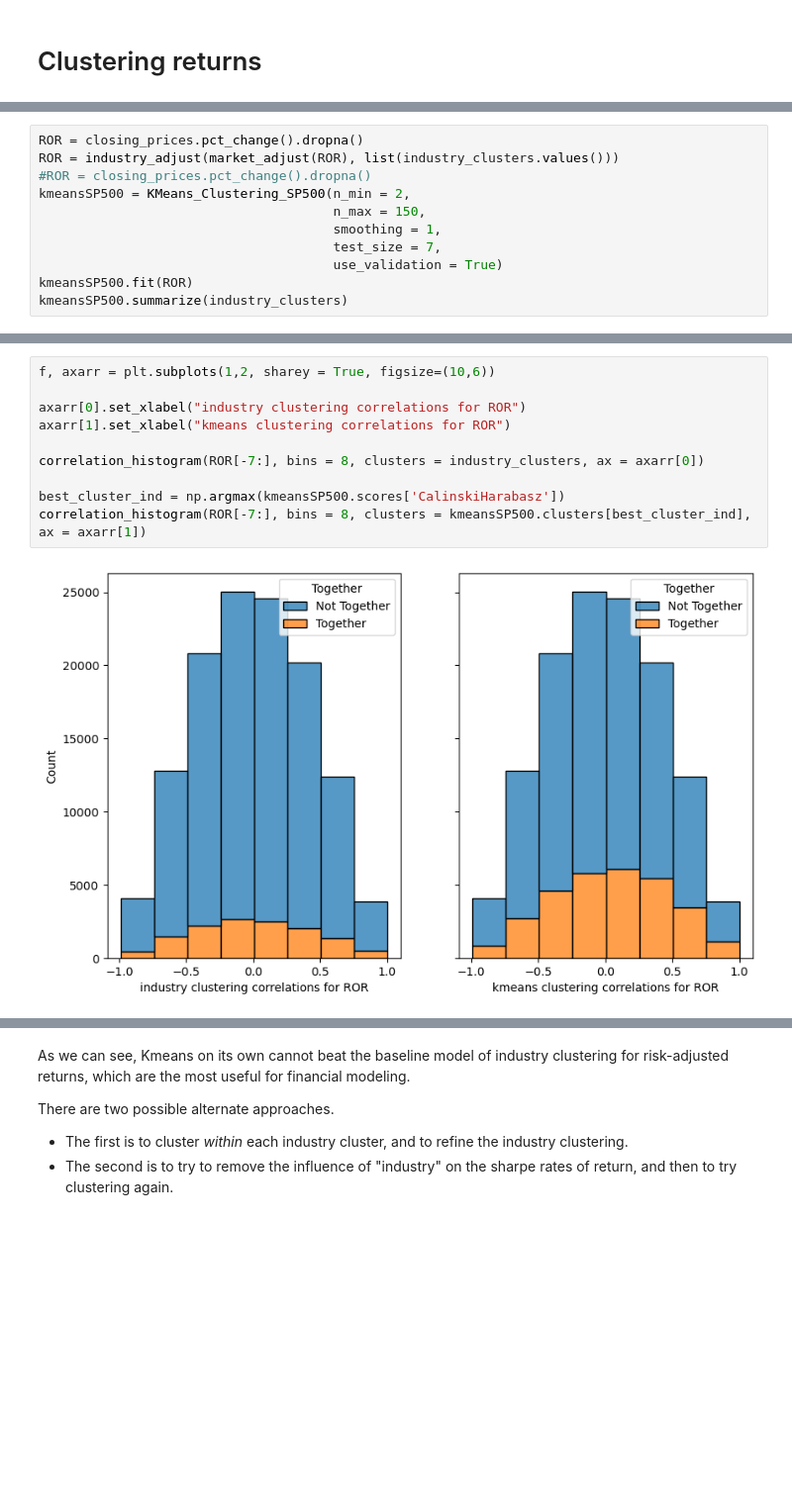
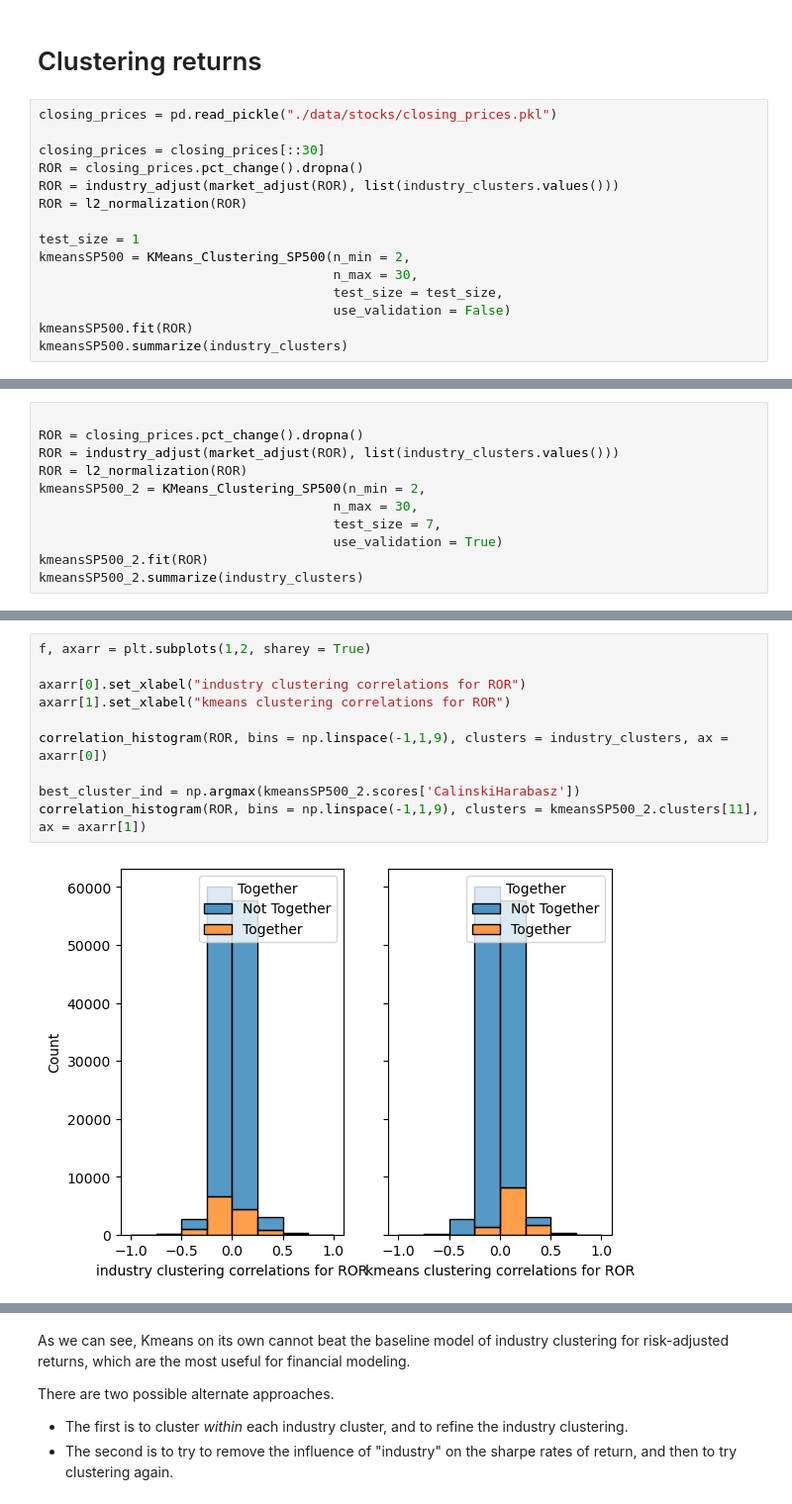
Before and after one commit to AssafBarNatan/SP500-clustering, a Jupyter notebook: KMeans.ipynb, the cells around one changed output, grey strips where cells are left out. Shown at 99% size. Saved outputs shown, nothing was run; the diff lists cells and outputs as text; blank space fills up the shorter version.

```diff
--- a/KMeans.ipynb
+++ b/KMeans.ipynb
@@ -163,3 +178,18 @@ with open('./models/industry_clusters.pkl', 'rb') as handle:
     industry_clusters = pickle.load(handle)
 # %% [markdown]
 # Clustering returns
+# %%
+closing_prices = pd.read_pickle("./data/stocks/closing_prices.pkl")
+
+closing_prices = closing_prices[::30]
+ROR = closing_prices.pct_change().dropna()
+ROR = industry_adjust(market_adjust(ROR), list(industry_clusters.values()))
+ROR = l2_normalization(ROR)
+
+test_size = 1
+kmeansSP500 = KMeans_Clustering_SP500(n_min = 2,
+                                      n_max = 30,
+                                      test_size = test_size,
+                                      use_validation = False)
+kmeansSP500.fit(ROR)
+kmeansSP500.summarize(industry_clusters)
@@ -166,14 +291,14 @@ with open('./models/industry_clusters.pkl', 'rb') as handle:
 # %%
+
 ROR = closing_prices.pct_change().dropna()
 ROR = industry_adjust(market_adjust(ROR), list(industry_clusters.values()))
-#ROR = closing_prices.pct_change().dropna()
-kmeansSP500 = KMeans_Clustering_SP500(n_min = 2,
-                                      n_max = 150,
-                                      smoothing = 1,
+ROR = l2_normalization(ROR)
+kmeansSP500_2 = KMeans_Clustering_SP500(n_min = 2,
+                                      n_max = 30,
                                       test_size = 7,
                                       use_validation = True)
-kmeansSP500.fit(ROR)
-kmeansSP500.summarize(industry_clusters)
+kmeansSP500_2.fit(ROR)
+kmeansSP500_2.summarize(industry_clusters)
 # %% [output]
 Fitting Kmeans with 2 clusters
 Fitting Kmeans with 3 clusters
@@ -196,12 +321,12 @@ Baseline CH score: 2.199253425006342e-30
 # %%
-f, axarr = plt.subplots(1,2, sharey = True, figsize=(10,6))
+f, axarr = plt.subplots(1,2, sharey = True)
 
 axarr[0].set_xlabel("industry clustering correlations for ROR")
 axarr[1].set_xlabel("kmeans clustering correlations for ROR")
 
-correlation_histogram(ROR[-7:], bins = 8, clusters = industry_clusters, ax = axarr[0])
+correlation_histogram(ROR, bins = np.linspace(-1,1,9), clusters = industry_clusters, ax = axarr[0])
 
-best_cluster_ind = np.argmax(kmeansSP500.scores['CalinskiHarabasz'])
-correlation_histogram(ROR[-7:], bins = 8, clusters = kmeansSP500.clusters[best_cluster_ind], ax = axarr[1])
+best_cluster_ind = np.argmax(kmeansSP500_2.scores['CalinskiHarabasz'])
+correlation_histogram(ROR, bins = np.linspace(-1,1,9), clusters = kmeansSP500_2.clusters[11], ax = axarr[1])
 # %% [output]
-[figure, old version]
+[figure, new version]
```
Also changed, not shown: parts of 19 cells of this notebook.
